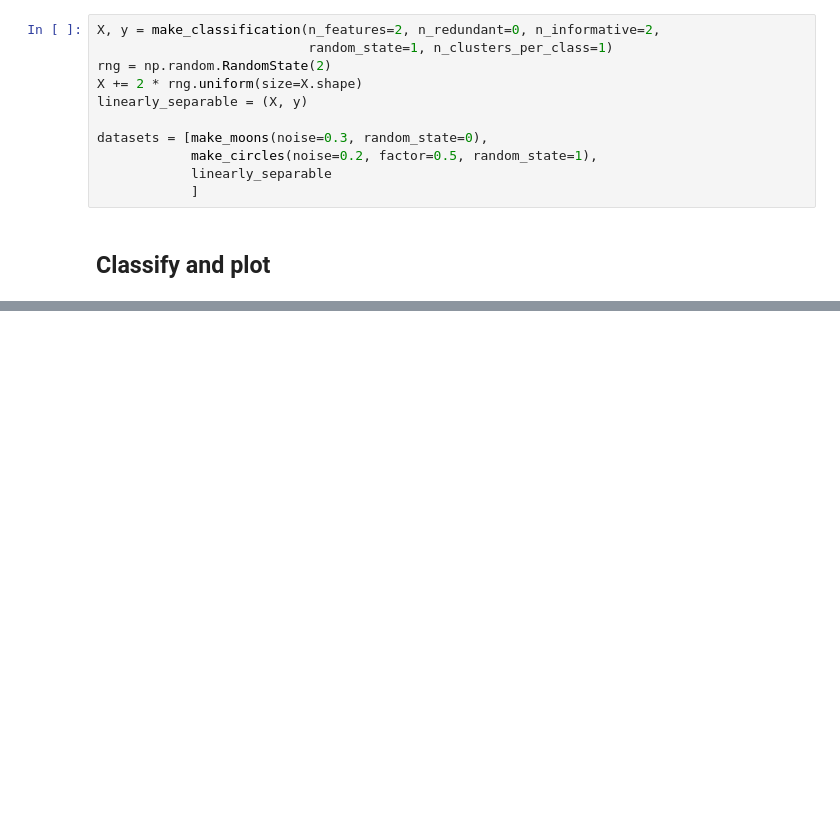
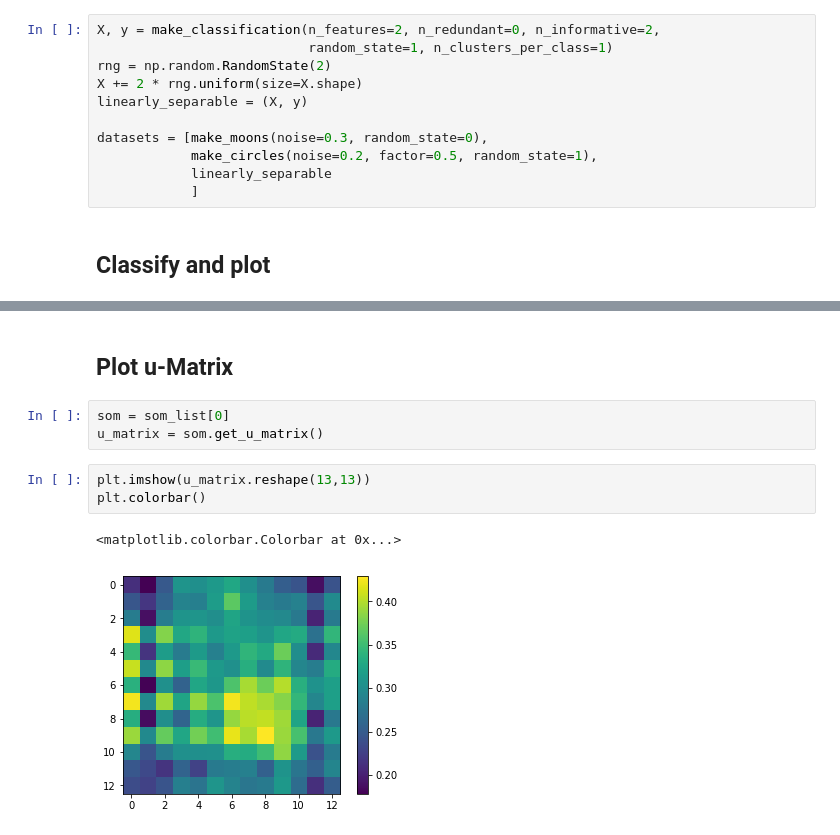
Before and after one commit to felixriese/susi, a Jupyter notebook: examples/SOMClassifier.ipynb, the cells around one changed output, grey strips where cells are left out. Drawn from its saved outputs; the diff is of its cells as text; blank space fills up the shorter version.

Commit message:
Implemented SOM U-Matrix

```diff
--- a/examples/SOMClassifier.ipynb
+++ b/examples/SOMClassifier.ipynb
@@ -73,0 +80,11 @@ for i, dataset in enumerate(datasets):
+# %% [markdown]
+## Plot u-Matrix
+# %%
+som = som_list[0]
+u_matrix = som.get_u_matrix()
+# %%
+plt.imshow(u_matrix.reshape(13,13))
+plt.colorbar()
+# %% [output]
+<matplotlib.colorbar.Colorbar at 0x...>
+[figure, added]
```
Also changed, not shown: parts of 2 cells of this notebook, 2 other files.
